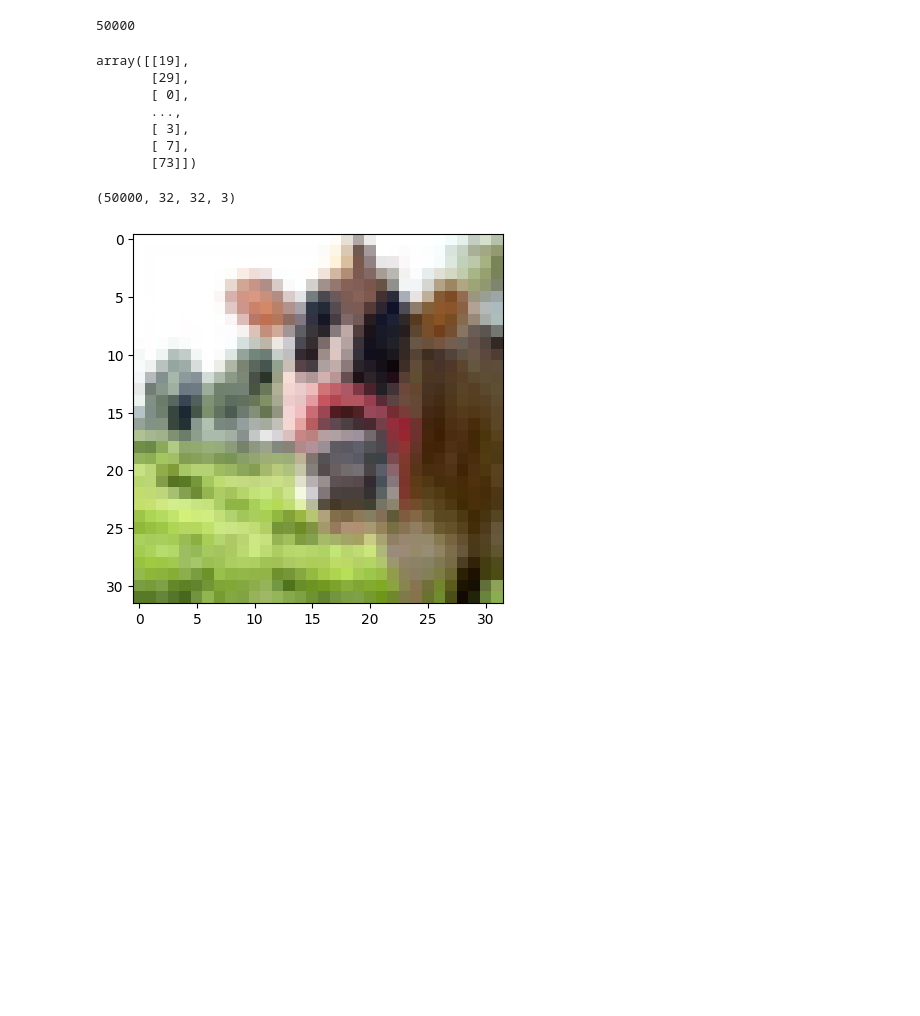
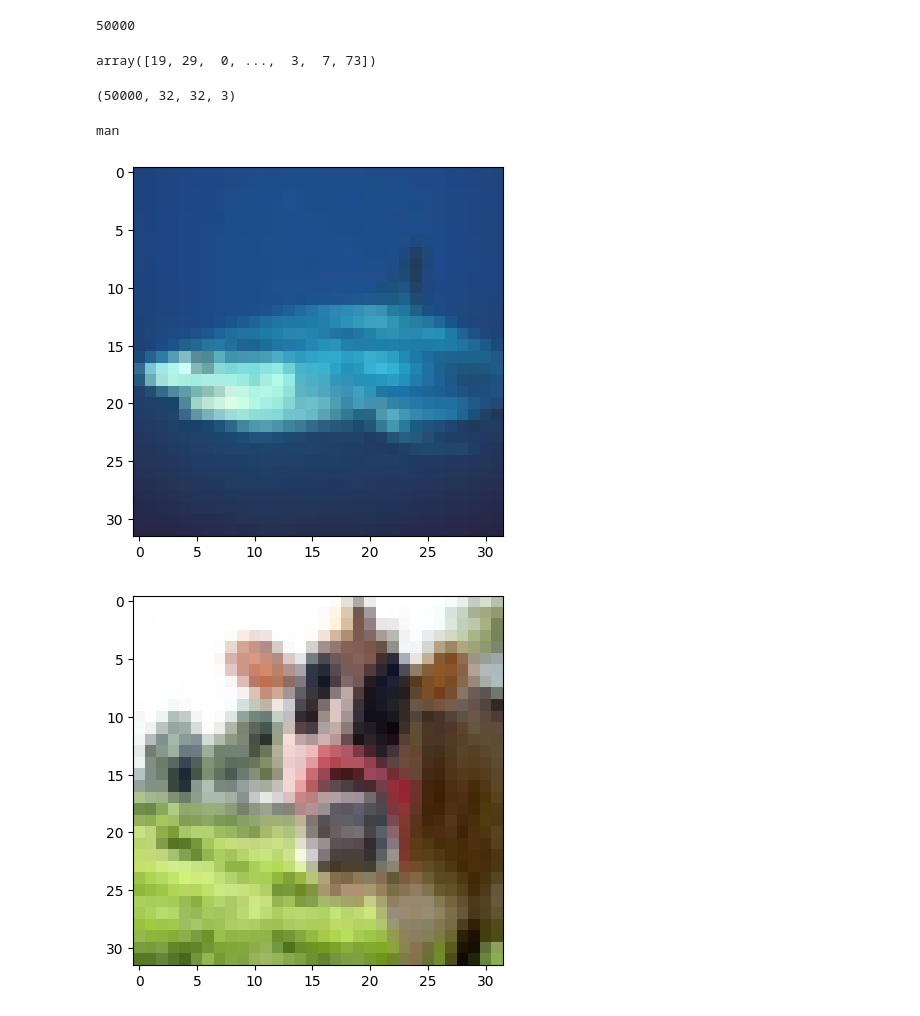
Before and after one commit to 9105507/APRENDIZAJE_AUTOMATICO_23_24, a Jupyter notebook: AA_PRACTICA3_GRUPO_7.ipynb, the cells around one changed output. Saved outputs shown, nothing was run; the diff lists cells and outputs as text; code cells hidden in the pictures; blank space fills up the shorter version.

```diff
--- a/AA_PRACTICA3_GRUPO_7.ipynb
+++ b/AA_PRACTICA3_GRUPO_7.ipynb
@@ -34,13 +144,10 @@ Colab only includes TensorFlow 2.x; %tensorflow_version has no effect.
 # %%
-from keras import utils
-from keras.utils import to_categorical
-import tensorflow as tf
-
-cifar100 = tf.keras.datasets.cifar100
+cifar100 = keras.datasets.cifar100
 (train_images, train_labels), (test_images, test_labels) = cifar100.load_data()
-
+#SE COMPRUEBA QUE ESTÁN LAS 60000 IMÁGENES EN CUESTIÓN:
 print(train_images.shape)
 print(train_labels.shape)
 print(test_images.shape)
 print(test_labels.shape)
+print(train_labels)
 # %% [output]
@@ -204,17 +296,22 @@ len(train_labels)
 # %%
 train_labels
 # %% [output]
-array([[19],
-       [29],
-       [ 0],
-       ...,
-       [ 3],
-       [ 7],
-       [73]])
+array([19, 29,  0, ...,  3,  7, 73])
 # %%
 print(train_images.shape)
 # %% [output]
 (50000, 32, 32, 3)
+# %%
+# Supongamos que tienes un array de datos de una imagen
+imagen = train_images[49999]
+#LA LISTA QUE SE HA CREADO NO ESTÁ ORDENADA IGUAL QUE COMO VIENEN LOS DATOS!!!!
+print(class_names[train_labels[49999]])
+# Mostrar la imagen usando imshow()
+plt.imshow(imagen)
+plt.show()
+# %% [output]
+man
+[figure, added]
 # %%
 # Veamos el elemento 0 (que vemos que es un dinosaurio) y pintémoslo con matplotlib
 digit = train_images[0]
```
Also changed, not shown: parts of 18 cells of this notebook.
